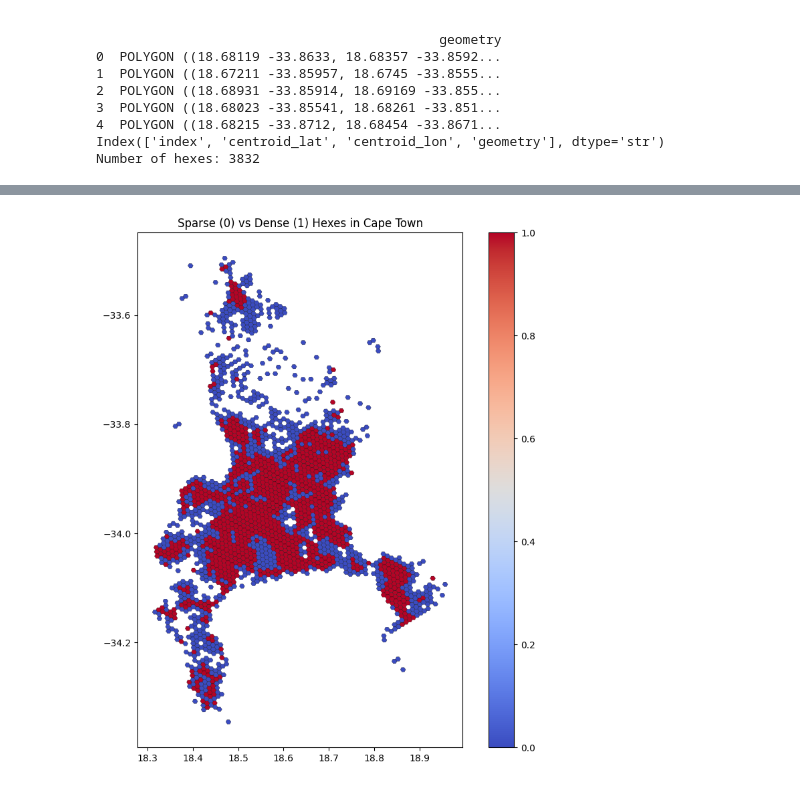
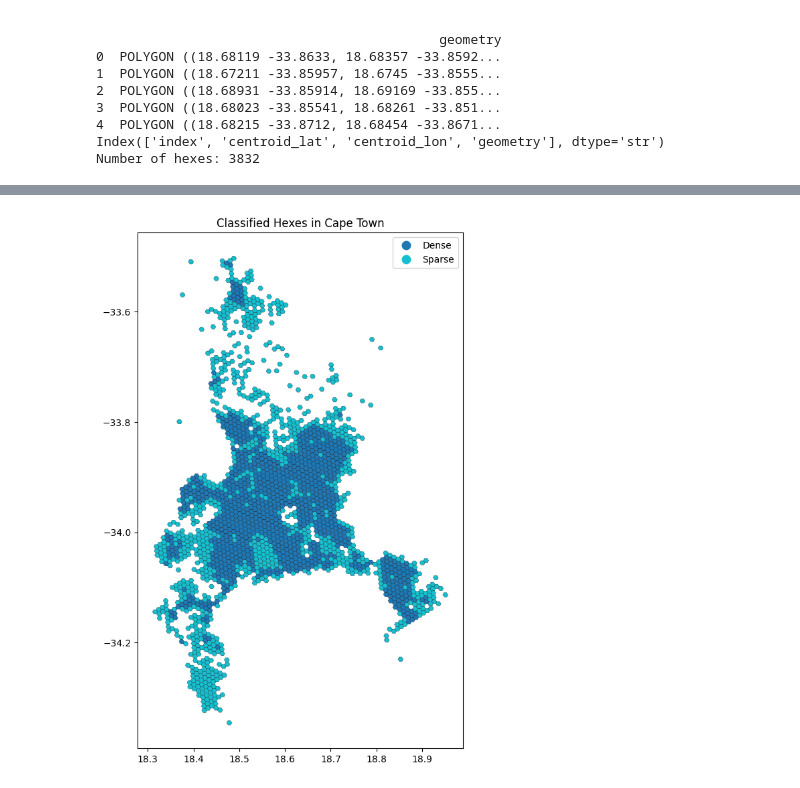
Before and after one commit to gdNoctua/ds_code_challenge, a Jupyter notebook: notebooks/Classification_Challenge.ipynb, the cells around one changed output, grey strips where cells are left out. Cells and saved outputs as stored; diff of their text form; code cells hidden in the pictures.

```diff
--- a/notebooks/Classification_Challenge.ipynb
+++ b/notebooks/Classification_Challenge.ipynb
@@ -226,0 +488,13 @@ per_hex_scaled_coords
+# %%
+# Let's scale these - min max should be fine.
+from sklearn.preprocessing import MinMaxScaler
+
+scaler = MinMaxScaler()
+features_scaled = scaler.fit_transform(per_hex[['subs', 'num_departments', 'unique_code_groups', 'avg_completion_time', 'num_requests']])
+
+# This annoyingly returns an array -- let's get back to DF
+per_hex_scaled = pd.DataFrame(features_scaled, columns= ['subs', 'num_departments', 'unique_code_groups', 'avg_completion_time', 'num_requests'])
+
+# Put the Hex back
+per_hex_scaled['h3_level8_index'] = per_hex['h3_level8_index'].values
+per_hex_scaled.head()
@@ -226,0 +512,3 @@ per_hex_scaled_coords
+# %%
+per_hex_scaled['avg_completion_time_inv'] = 1 - per_hex_scaled['avg_completion_time']
+per_hex_scaled.head()
@@ -226,0 +530,7 @@ per_hex_scaled_coords
+# %%
+
+per_hex_scaled['overall_scaling'] = (per_hex_scaled['subs'] * 0.6 +
+                                    per_hex_scaled['num_requests'] * 0.6 +
+                                    per_hex_scaled['num_departments'] * 0.3 +
+                                    per_hex_scaled['unique_code_groups'] * 0.3 +
+                                    per_hex_scaled['avg_completion_time_inv'] * 0.1)
@@ -226,0 +569,3 @@ per_hex_scaled_coords
+# %%
+per_hex_scaled['classification'] = np.where(per_hex_scaled['overall_scaling'] > 0.55, 1, 0)
+per_hex_scaled['classification'].value_counts() # Roughly 50/50 split.
@@ -297,16 +780,24 @@ phs
 # %%
 import matplotlib.pyplot as plt
 
+phs['classification_label'] = phs['classification'].map({
+    0: 'Sparse',
+    1: 'Dense'
+})
+
 fig, ax = plt.subplots(figsize=(10,10))
 phs.plot(
-    column='classification',       # 0=sparse, 1=dense
-    cmap='coolwarm',
+    column='classification_label',
+    #cmap='RdBu',
     legend=True,
+    categorical=True,
+    vmin=0,
+    vmax=1,
     ax=ax,
-    edgecolor='black',             # only works for GeoDataFrame
+    edgecolor='black',
     linewidth=0.2
 )
-ax.set_title("Sparse (0) vs Dense (1) Hexes in Cape Town")
+ax.set_title("Classified Hexes in Cape Town")
 plt.show()
 # %% [output]
-[figure, old version]
+[figure, new version]
```
Also changed, not shown: parts of 105 cells of this notebook.
